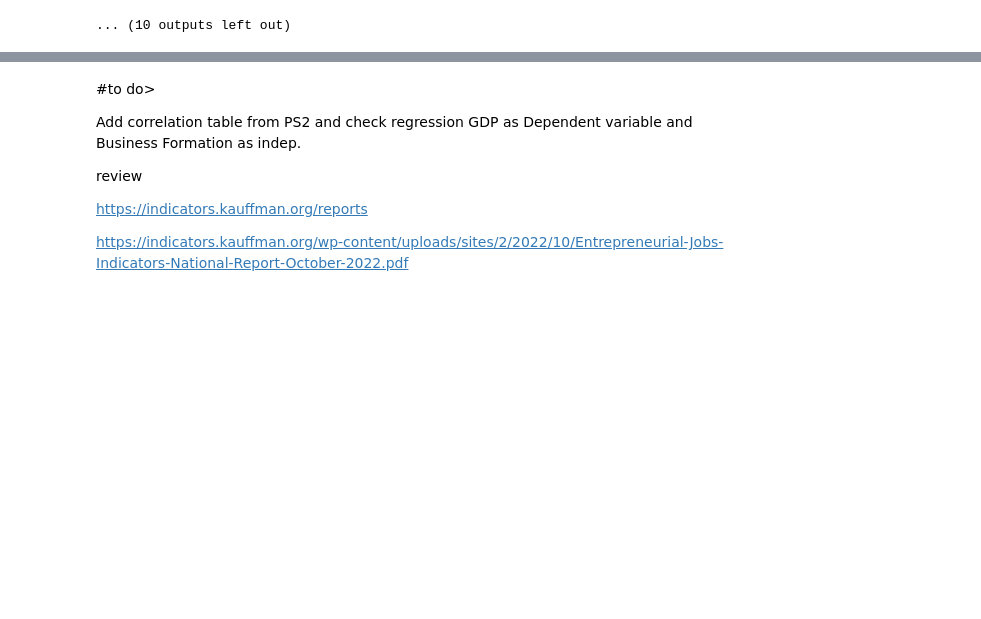
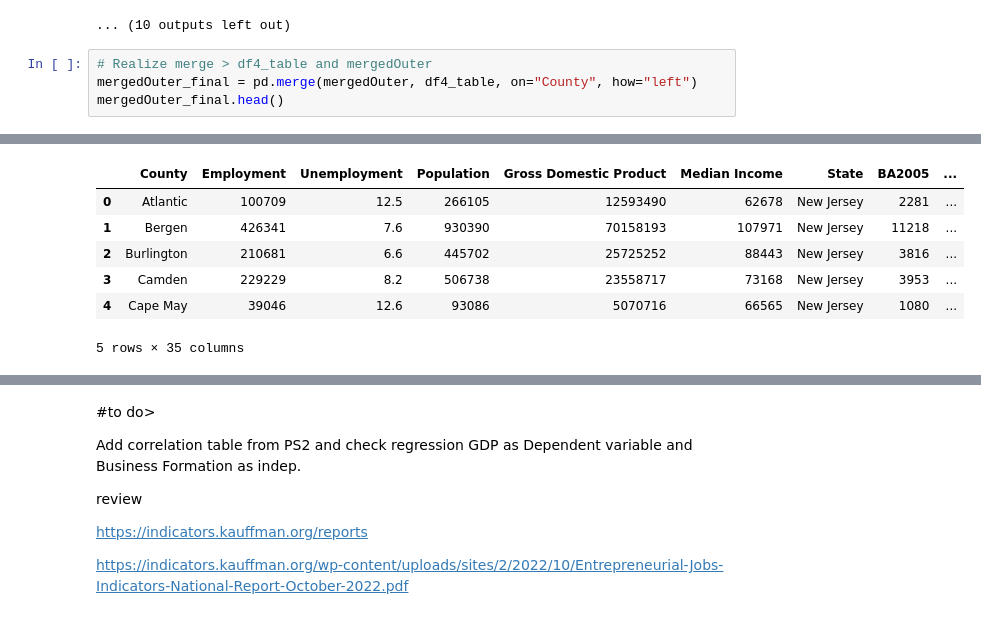
Before and after one commit to shirleyrutgers/DataVis, a Jupyter notebook: PS3.ipynb, the cells around one changed output, grey strips where cells are left out. Drawn from its saved outputs; the diff is of its cells as text; blank space fills up the shorter version.

```diff
--- a/PS3.ipynb
+++ b/PS3.ipynb
@@ -2090,3 +2090,8 @@ Text(1.01, 1.02, 'Hunterdon')
 Text(0.83, 0.88, 'Mercer')
 Text(1.02, 1.02, 'Middlesex')
 ... (10 outputs left out)
+# %%
+# Realize merge > df4_table and mergedOuter
+mergedOuter_final = pd.merge(mergedOuter, df4_table, on="County", how="left")
+mergedOuter_final.head()
+# %% [output]
@@ -2092,0 +2099,7 @@ Text(1.02, 1.02, 'Middlesex')
+|  | County | Employment | Unemployment | Population | Gross Domestic Product | Median Income | State | BA2005 | ... |
+| 0 | Atlantic | 100709 | 12.5 | 266105 | 12593490 | 62678 | New Jersey | 2281 | ... |
+| 1 | Bergen | 426341 | 7.6 | 930390 | 70158193 | 107971 | New Jersey | 11218 | ... |
+| 2 | Burlington | 210681 | 6.6 | 445702 | 25725252 | 88443 | New Jersey | 3816 | ... |
+| 3 | Camden | 229229 | 8.2 | 506738 | 23558717 | 73168 | New Jersey | 3953 | ... |
+| 4 | Cape May | 39046 | 12.6 | 93086 | 5070716 | 66565 | New Jersey | 1080 | ... |
+5 rows × 35 columns
```
Also changed, not shown: parts of 7 cells of this notebook.
